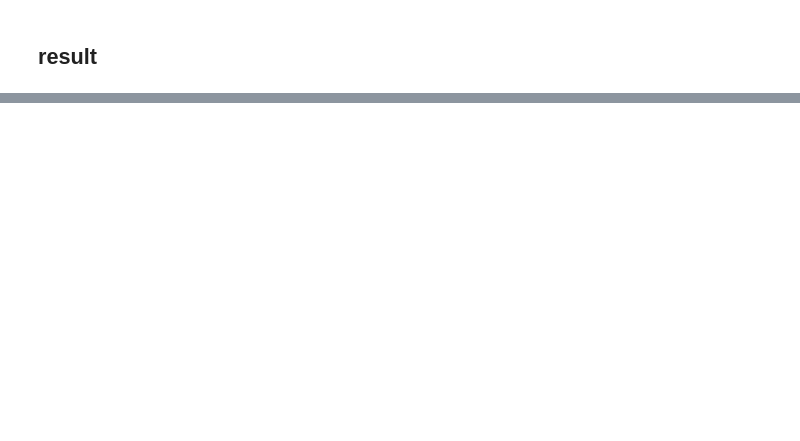
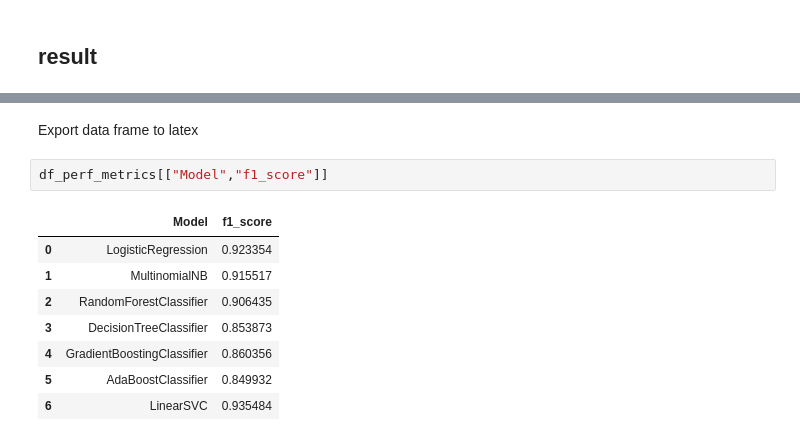
Before and after one commit to smkerr/COVID-fake-news-detection, a Jupyter notebook: combined_model.ipynb, the cells around one changed output, grey strips where cells are left out. Saved outputs shown, nothing was run; the diff lists cells and outputs as text; blank space fills up the shorter version.

```diff
--- a/combined_model.ipynb
+++ b/combined_model.ipynb
@@ -237,0 +271,13 @@ df_perf_metrics
+# %% [markdown]
+Export data frame to latex
+# %%
+df_perf_metrics[["Model","f1_score"]]
+# %% [output]
+|  | Model | f1_score |
+| 0 | LogisticRegression | 0.923354 |
+| 1 | MultinomialNB | 0.915517 |
+| 2 | RandomForestClassifier | 0.906435 |
+| 3 | DecisionTreeClassifier | 0.853873 |
+| 4 | GradientBoostingClassifier | 0.860356 |
+| 5 | AdaBoostClassifier | 0.849932 |
+| 6 | LinearSVC | 0.935484 |
```
Also changed, not shown: parts of 13 cells of this notebook.
